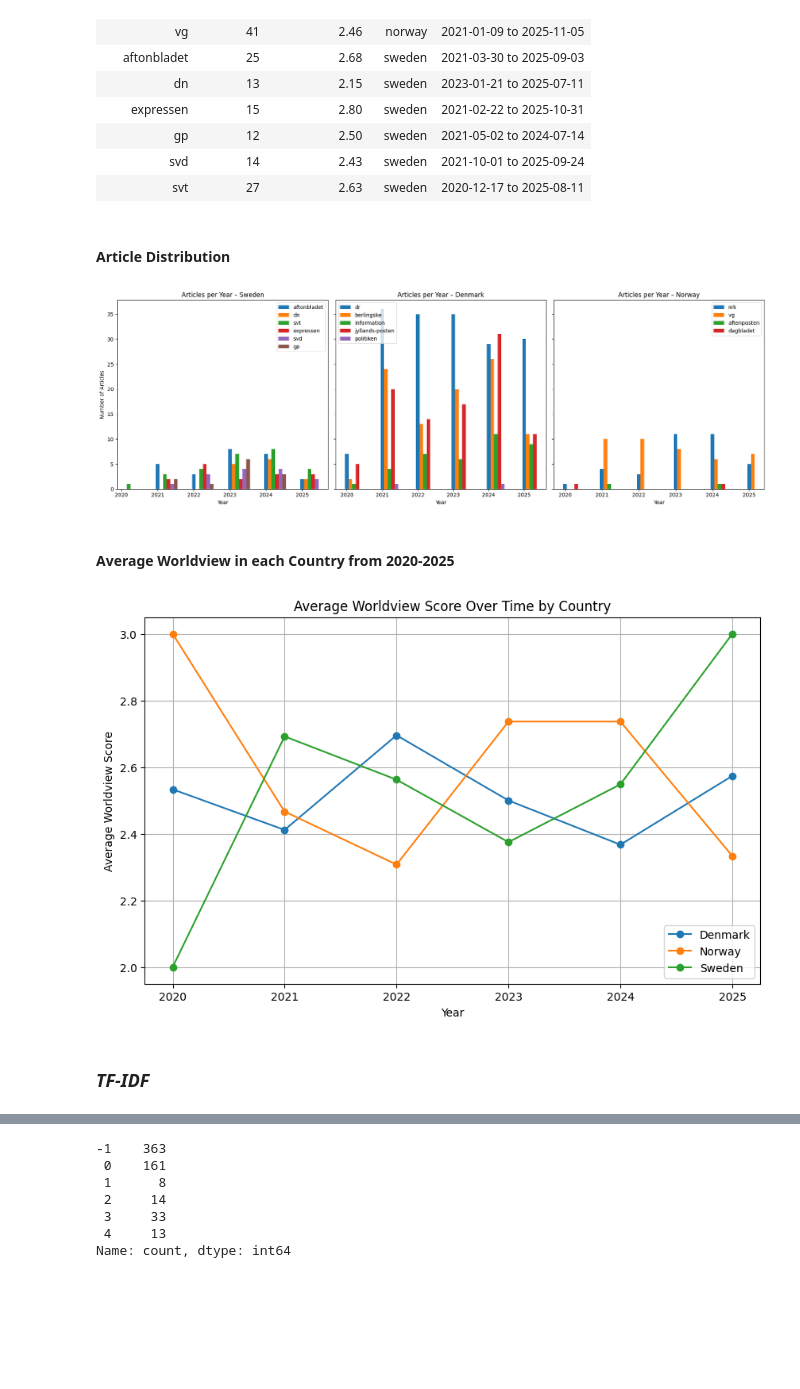
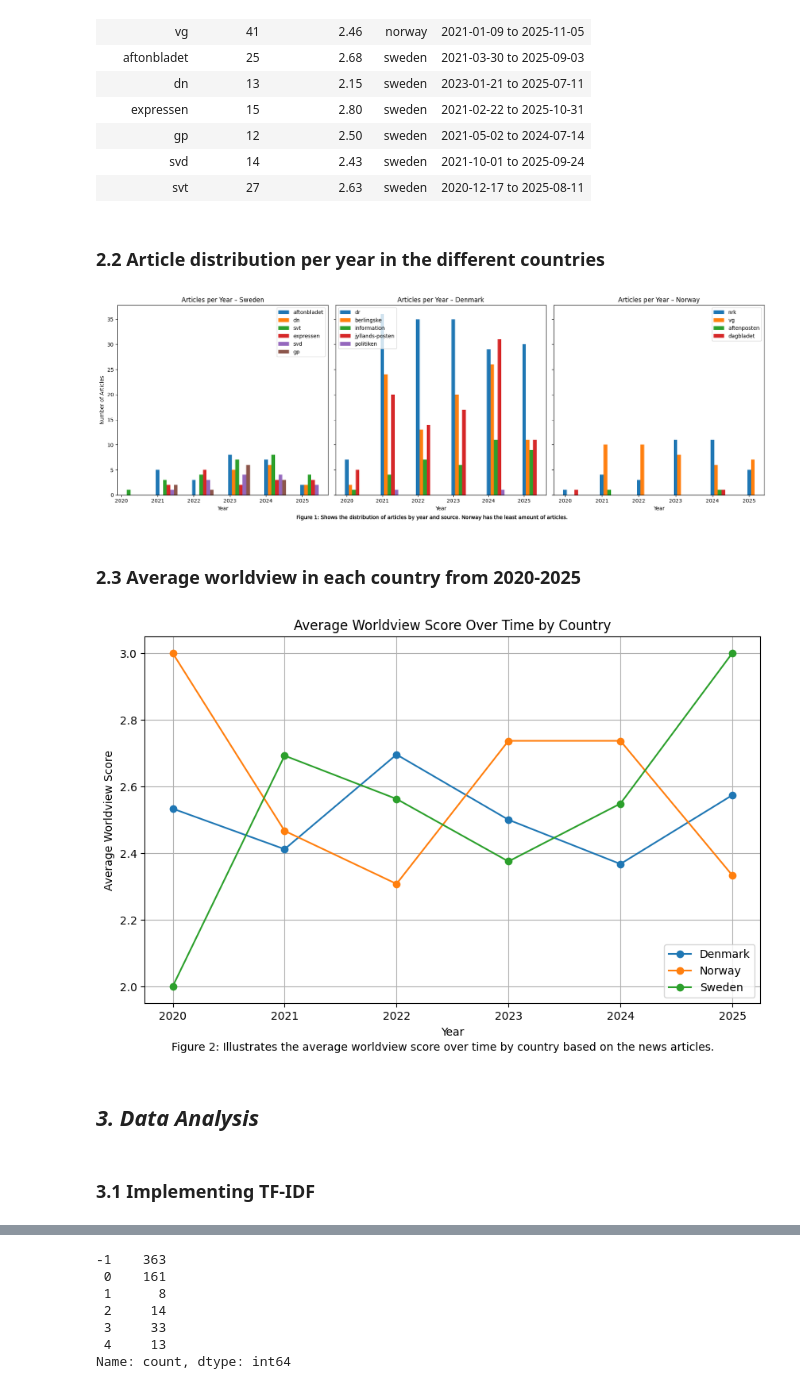
Before and after one commit to malinhauglandh/scandinavian-news-articles, a Jupyter notebook: news-articles.ipynb, the cells around one changed output, grey strips where cells are left out. Saved outputs shown, nothing was run; the diff lists cells and outputs as text; code cells hidden in the pictures; blank space fills up the shorter version.

```diff
--- a/news-articles.ipynb
+++ b/news-articles.ipynb
@@ -240,47 +263,46 @@ Sweden 6 Denmark 5 Norway 4
 | gp | 12 | 2.50 | sweden | 2021-05-02 to 2024-07-14 |
 | svd | 14 | 2.43 | sweden | 2021-10-01 to 2025-09-24 |
 | svt | 27 | 2.63 | sweden | 2020-12-17 to 2025-08-11 |
-# %% [markdown]
-#### Article Distribution
+# %% [markdown]
+### 2.2 Article distribution per year in the different countries
 # %%
-import matplotlib.pyplot as plt
-
 countries = news_articles['country'].unique()
 num_countries = len(countries)
 
 fig, axes = plt.subplots(1, num_countries, figsize=(18, 6), sharey=True)
 
 if num_countries == 1:
     axes = [axes]
 
 for ax, country in zip(axes, countries):
     country_data = news_articles[news_articles['country'] == country].copy()
 
     for i, source in enumerate(country_data['source'].unique()):
         source_data = country_data[country_data['source'] == source].copy()
         source_data['year'] = source_data['date'].dt.year
         year_counts = source_data['year'].value_counts().sort_index()
 
         ax.bar(
             year_counts.index + (0.1 * i),
             year_counts.values,
             width=0.1,
             label=source
         )
 
     ax.set_title(f'Articles per Year – {country.capitalize()}')
     ax.set_xlabel('Year')
+    plt.figtext(0.5, -0.01, 'Figure 1: Shows the distribution of articles by year and source. Norway has the least amount of articles.', ha='center', fontsize=10)
     ax.set_xticks(range(2020, 2026))
     ax.legend()
 
 axes[0].set_ylabel('Number of Articles')
 
 plt.tight_layout()
 plt.show()
 # %% [output]
-[figure, old version]
+[figure, new version]
 # %% [markdown]
-#### Average Worldview in each Country from 2020-2025
+### 2.3 Average worldview in each country from 2020-2025
 # %%
 import matplotlib.pyplot as plt
 worldview_over_time = (news_articles
@@ -301,12 +323,15 @@ for country in avg_worldview_time['country'].unique():
 plt.title('Average Worldview Score Over Time by Country')
 plt.xlabel('Year')
 plt.ylabel('Average Worldview Score')
+plt.figtext(0.5, 0.01, 'Figure 2: Illustrates the average worldview score over time by country based on the news articles.', ha='center', fontsize=10)
 plt.xticks(avg_worldview_time['year'].unique())
 plt.legend()
 plt.grid()
 plt.show()
 # %% [output]
-[figure, old version]
+[figure, new version]
+# %% [markdown]
+## ***3. Data Analysis***
 # %% [markdown]
-### ***TF-IDF***
+### 3.1 Implementing TF-IDF
 # %%
```
Also changed, not shown: parts of 44 cells of this notebook.
